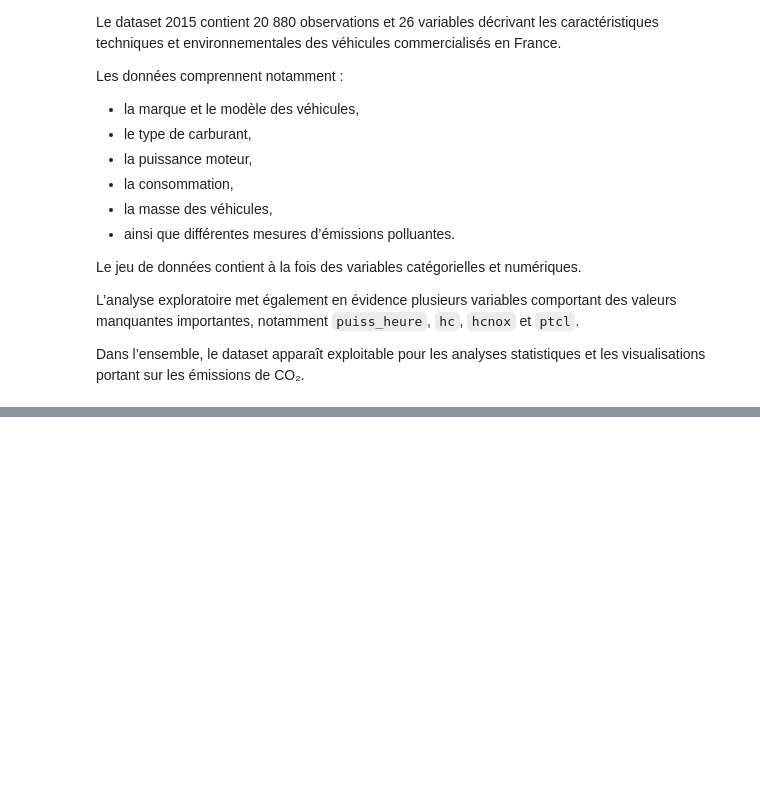
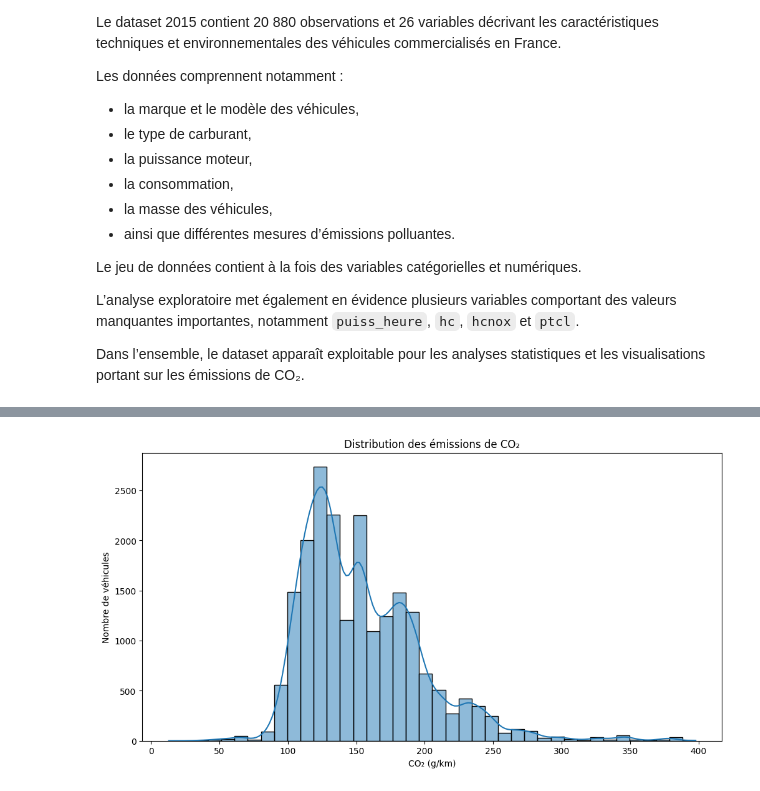
Before and after one commit to LarissaVarnakova/Projet_CO2, a Jupyter notebook: notebooks/eda_aziz.ipynb, the cells around one changed output, grey strips where cells are left out. Saved outputs shown, nothing was run; the diff lists cells and outputs as text; code cells hidden in the pictures; blank space fills up the shorter version.

Commit message:
EDA 2015 : visualisations et analyses

```diff
--- a/notebooks/eda_aziz.ipynb
+++ b/notebooks/eda_aziz.ipynb
@@ -665,0 +655,12 @@ df_2015.columns.tolist()
+# %%
+colonnes_inutiles = [
+    'Unnamed: 26',
+    'Unnamed: 27',
+    'Unnamed: 28',
+    'Unnamed: 29'
+]
+
+df_2015 = df_2015.drop(
+    columns=[col for col in colonnes_inutiles if col in df_2015.columns],
+    errors='ignore'
+)
@@ -665,0 +671,16 @@ df_2015.columns.tolist()
+# %%
+colonnes_numeriques = [
+    'puiss_max',
+    'conso_urb_93',
+    'conso_exurb',
+    'conso_mixte',
+    'co2_mixte',
+    'co_typ_1',
+    'hc',
+    'nox',
+    'hcnox',
+    'ptcl'
+]
+
+for col in colonnes_numeriques:
+    df_2015[col] = pd.to_numeric(df_2015[col], errors='coerce')
@@ -665,0 +713,12 @@ df_2015.columns.tolist()
+# %%
+plt.figure(figsize=(12,6))
+
+sns.histplot(df_2015['co2_mixte'], bins=40, kde=True)
+
+plt.title("Distribution des émissions de CO₂")
+plt.xlabel("CO₂ (g/km)")
+plt.ylabel("Nombre de véhicules")
+
+plt.show()
+# %% [output]
+[figure, added]
```
Also changed, not shown: parts of 30 cells of this notebook.
